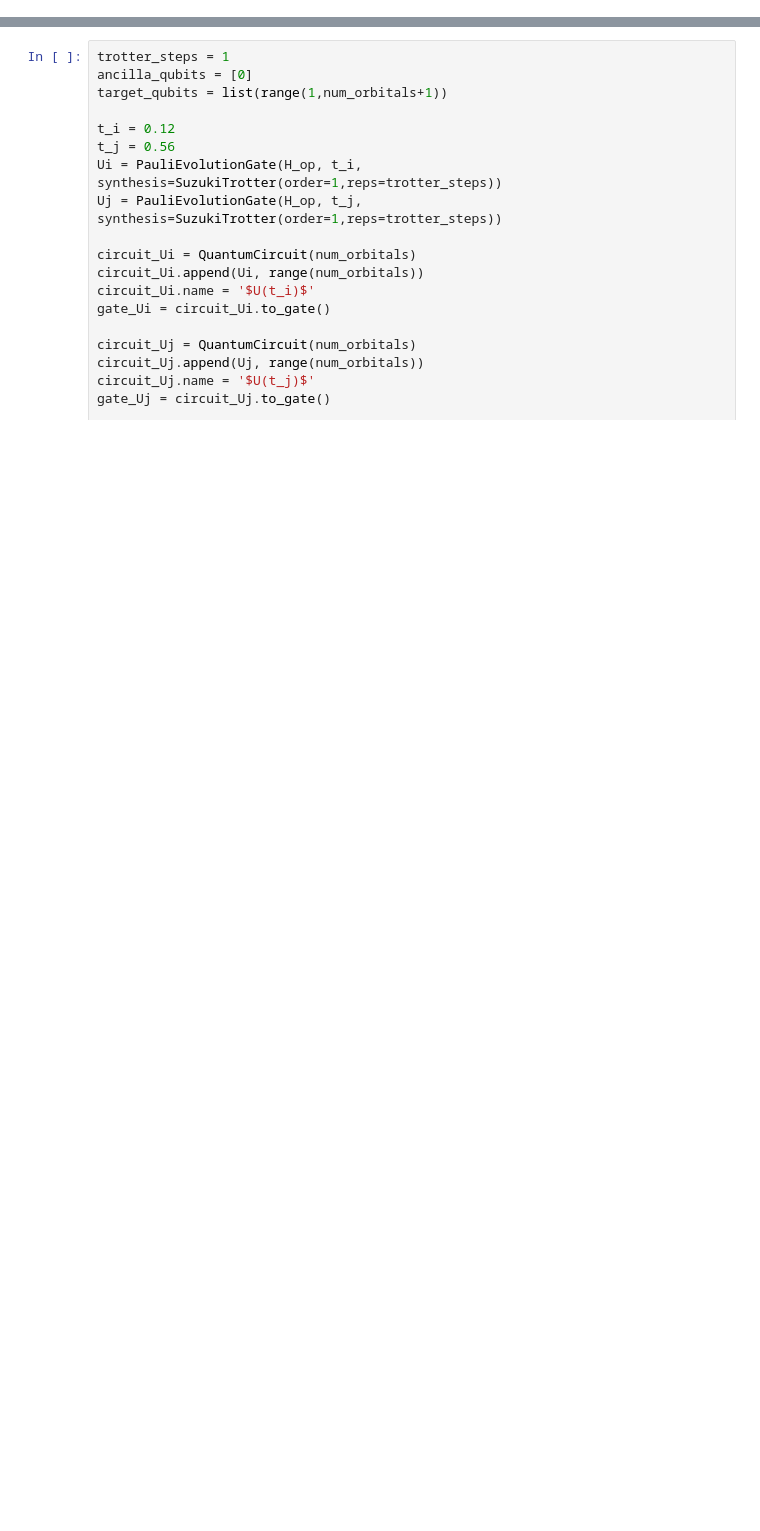
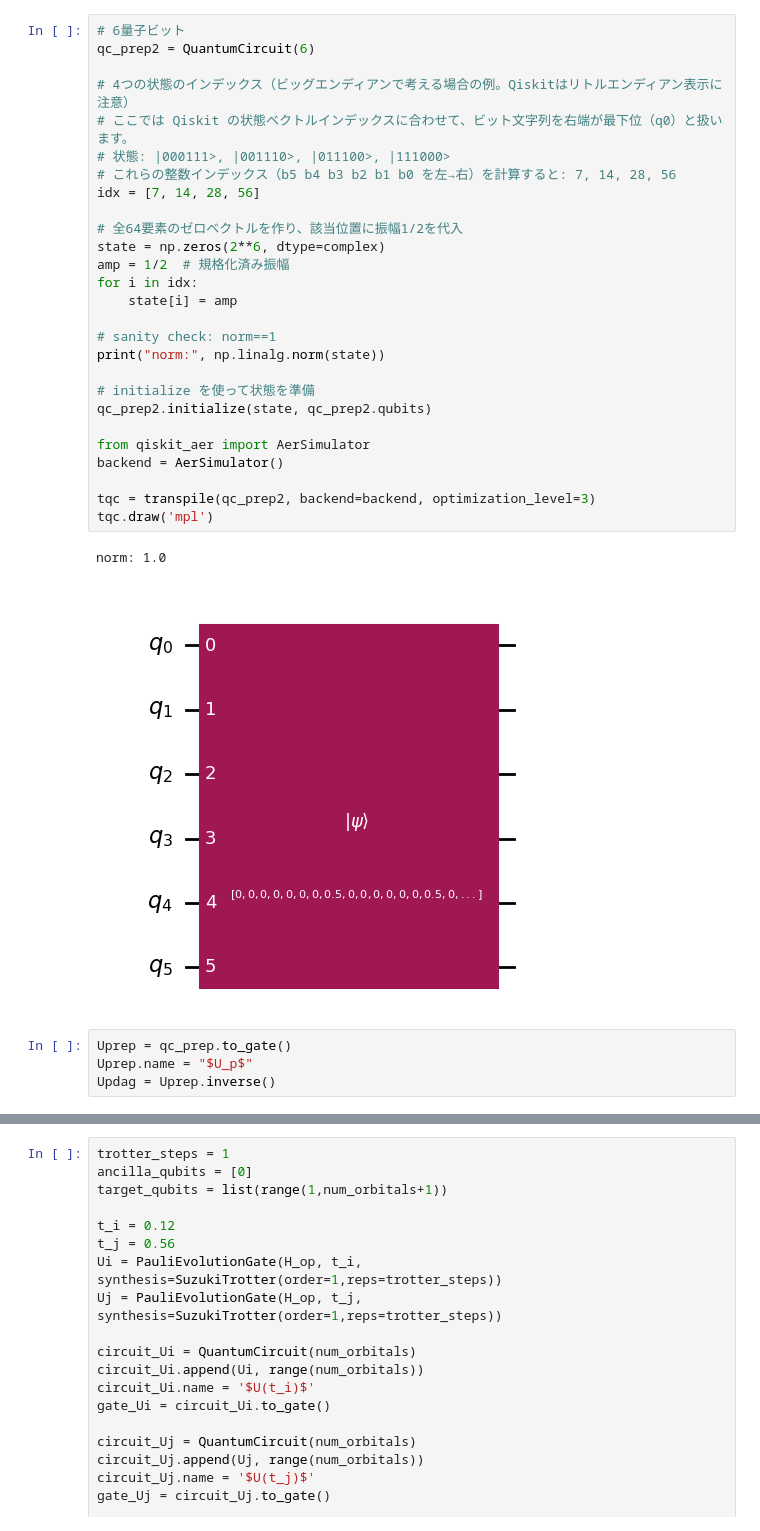
Before and after one commit to Deng-Zhihao/qutuam-3-body, a Jupyter notebook: QKS/QKS.ipynb, the cells around one changed output, grey strips where cells are left out. Drawn from its saved outputs; the diff is of its cells as text; blank space fills up the shorter version.

```diff
--- a/QKS/QKS.ipynb
+++ b/QKS/QKS.ipynb
@@ -46,3 +319,37 @@ qc_prep.draw('mpl')
+# %%
+# 6量子ビット
+qc_prep2 = QuantumCircuit(6)
+
+# 4つの状態のインデックス（ビッグエンディアンで考える場合の例。Qiskitはリトルエンディアン表示に注意）
+# ここでは Qiskit の状態ベクトルインデックスに合わせて、ビット文字列を右端が最下位（q0）と扱います。
+# 状態: |000111>, |001110>, |011100>, |111000>
+# これらの整数インデックス（b5 b4 b3 b2 b1 b0 を左→右）を計算すると: 7, 14, 28, 56
+idx = [7, 14, 28, 56]
+
+# 全64要素のゼロベクトルを作り、該当位置に振幅1/2を代入
+state = np.zeros(2**6, dtype=complex)
+amp = 1/2  # 規格化済み振幅
+for i in idx:
+    state[i] = amp
+
+# sanity check: norm==1
+print("norm:", np.linalg.norm(state))
+
+# initialize を使って状態を準備
+qc_prep2.initialize(state, qc_prep2.qubits)
+
+from qiskit_aer import AerSimulator
+backend = AerSimulator()
+
+tqc = transpile(qc_prep2, backend=backend, optimization_level=3)
+tqc.draw('mpl')
+# %% [output]
+norm: 1.0
+[figure, added]
+# %%
+Uprep = qc_prep.to_gate()
+Uprep.name = "$U_p$"
+Updag = Uprep.inverse()
 # %%
 qc_prep = QuantumCircuit(num_orbitals)
 qc_prep.append(Uprep, range(num_orbitals))
```
Also changed, not shown: parts of 22 cells of this notebook.
